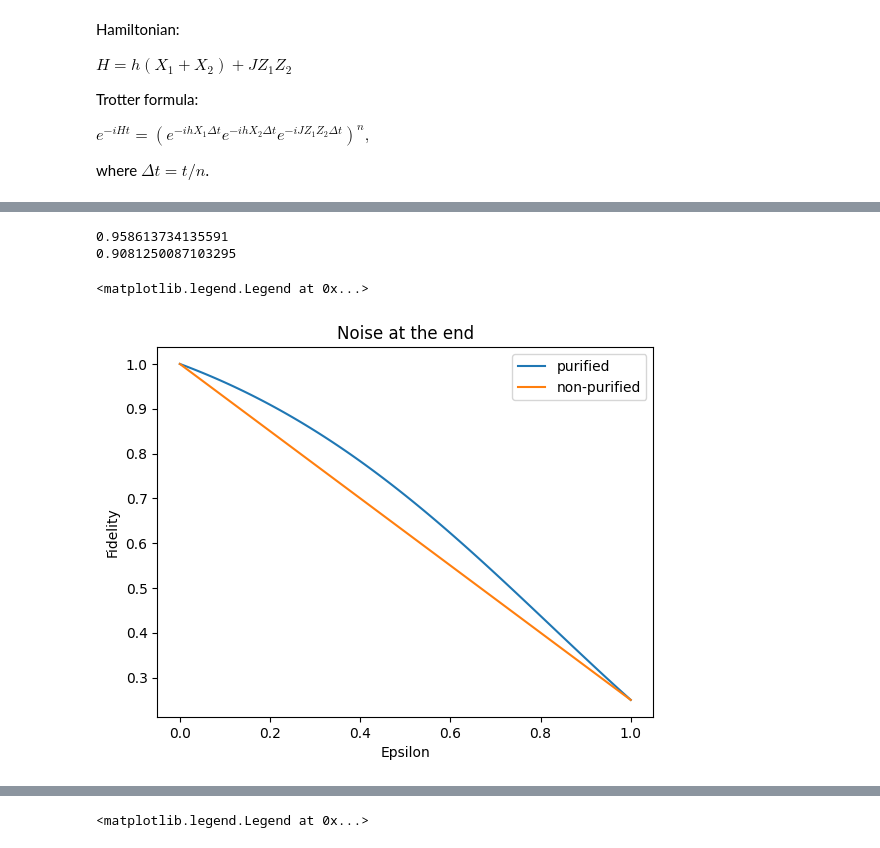
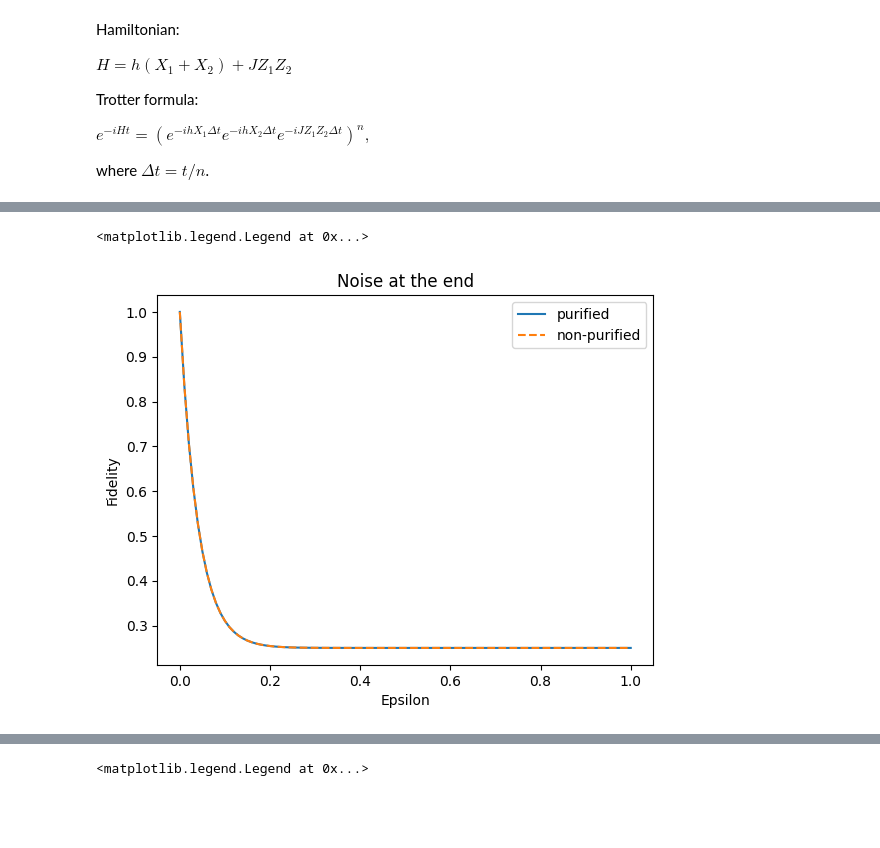
Before and after one commit to qoan-projects/OQPA, a Jupyter notebook: test-cswap.ipynb, the cells around one changed output, grey strips where cells are left out. Drawn from its saved outputs; the diff is of its cells as text; code cells hidden in the pictures; blank space fills up the shorter version.

```diff
--- a/test-cswap.ipynb
+++ b/test-cswap.ipynb
@@ -50,7 +50,7 @@ def tfim_circuit_with_noise_at_end(qc, n, m, J, h, t, p, epsilon):
 
     return qc
 # %%
-def tfim_circuit_with_noise(qc, n, m, J, h, t, p, epsilon):
+def tfim_circuit_with_gate_noise(qc, n, m, J, h, t, p, epsilon):
     # Time increment for each Trotter step
     dt = t / p
 
@@ -239,10 +117,0 @@ DensityMatrix([[ 0.34481404-4.13352078e-17j,  0.18964123+7.09136729e-03j,
-# %%
-# Create a Quantum Circuit acting on a quantum register of 2 qubits
-qc = QuantumCircuit(2)
-
-qc=tfim_circuit_with_noise_at_end(qc, 0, 1,J, h, t, p, 0)
-
-pure_state = DensityMatrix(qc)
-
-# Print the density matrix
-print("Density Matrix with no noise:\n", pure_state)
@@ -260,7 +118 @@ Density Matrix with no noise:
-# %%
-print(state_fidelity(reduced_rho, pure_state))
-print(state_fidelity(purified_rho, pure_state))
-# %% [output]
-0.958613734135591
-0.9081250087103295
 # %%
@@ -319,35 +172,37 @@ def purified_rho_with(epsilon,noise):
 
     return purified_rho
 # %%
-def rho_with(epsilon,noise):
+#Input state without purification, used for benchmarking
+def getInputRho(epsilon,gate_noise=0):
 
     # Create a Quantum Circuit acting on a quantum register of 2 qubits
     qc = QuantumCircuit(2)
 
-    if noise==0:
+    if gate_noise==0:
         qc=tfim_circuit_with_noise_at_end(qc, 0, 1, J, h, t, p, epsilon)
     else:
-        qc=tfim_circuit_with_noise(qc, 0, 1, J, h, t, p, epsilon)
-
+        qc=tfim_circuit_with_gate_noise(qc, 0, 1, J, h, t, p, epsilon)
 
     state = DensityMatrix(qc)
 
     return state
 # %%
+pure_state = getInputRho(0)
+#Run sims and compare the two different rhos
 list_of_epsilon=[i * 0.01 for i in range(101)]
 list_of_purified_fidelity=[]
 list_of_fidelity=[]
 for i in list_of_epsilon:
-    list_of_purified_fidelity.append(state_fidelity(purified_rho_with(i,0), pure_state))
-    list_of_fidelity.append(state_fidelity(rho_with(i,0), pure_state))
+    list_of_purified_fidelity.append(state_fidelity(getPurifiedRho(i,1), pure_state))
+    list_of_fidelity.append(state_fidelity(getInputRho(i,1), pure_state))
 # %%
 plt.plot(list_of_epsilon,list_of_purified_fidelity,label='purified')
-plt.plot(list_of_epsilon,list_of_fidelity,label='non-purified')
+plt.plot(list_of_epsilon,list_of_fidelity,label='non-purified', linestyle='dashed')
 plt.title("Noise at the end")
 plt.xlabel("Epsilon")
 plt.ylabel("Fidelity")
 plt.legend()
 # %% [output]
 <matplotlib.legend.Legend at 0x...>
-[figure, old version]
+[figure, new version]
 # %%
```
Also changed, not shown: parts of 7 cells of this notebook.
